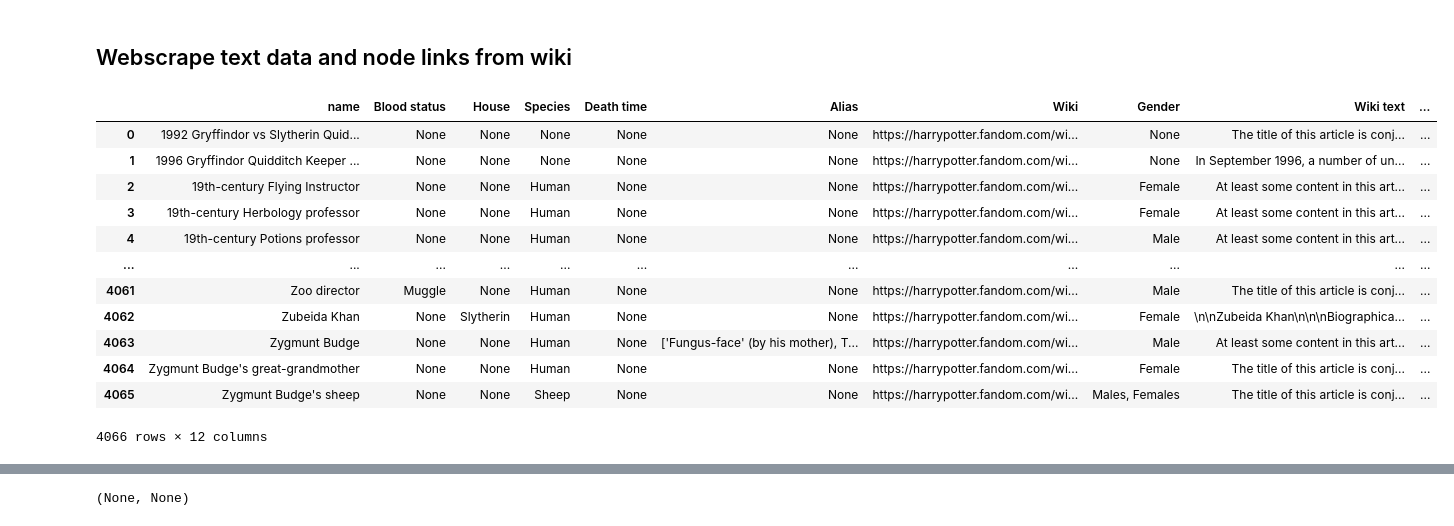
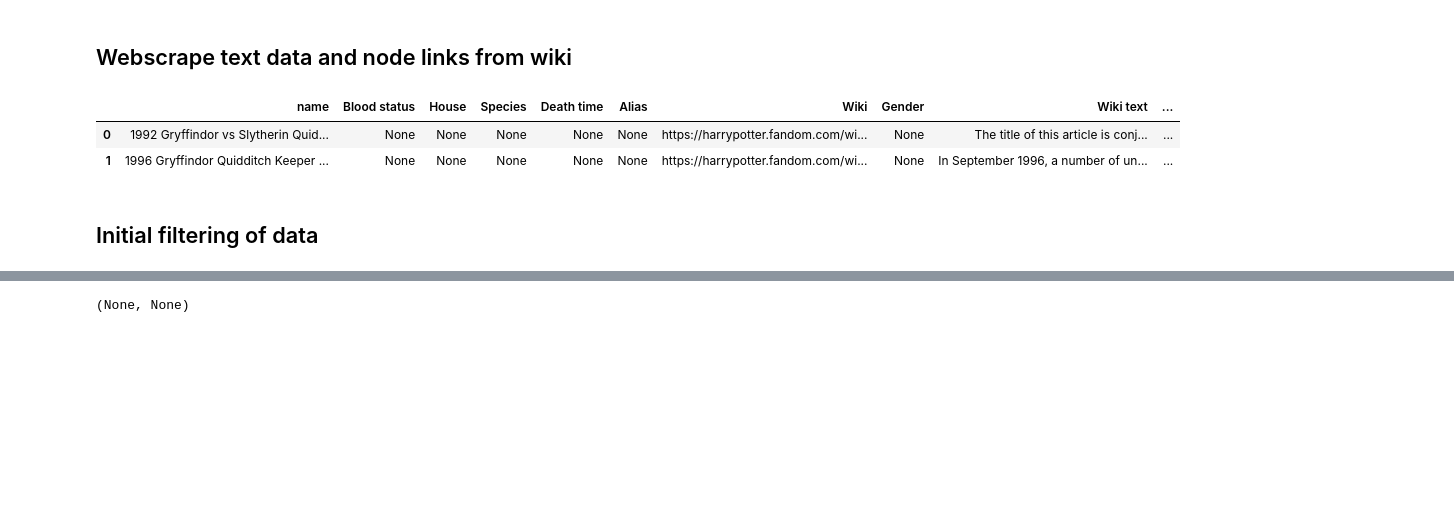
Before and after one commit to fridamariejoergensen/CSS_project, a Jupyter notebook: Explainer_Notebook.ipynb, the cells around one changed output, grey strips where cells are left out. Drawn from its saved outputs; the diff is of its cells as text; code cells hidden in the pictures; blank space fills up the shorter version.

```diff
--- a/Explainer_Notebook.ipynb
+++ b/Explainer_Notebook.ipynb
@@ -214,21 +187,11 @@ def webscrapeWiki(url):
 
 df_data["Wiki text"], df_data["Character links"] = zip(*df_data["Wiki"].apply(webscrapeWiki))
 # %%
-df_data
+df_data.head(2)
 # %% [output]
 |  | name | Blood status | House | Species | Death time | Alias | Wiki | Gender | Wiki text | ... |
 | 0 | 1992 Gryffindor vs Slytherin Quid... | None | None | None | None | None | https://harrypotter.fandom.com/wi... | None | The title of this article is conj... | ... |
 | 1 | 1996 Gryffindor Quidditch Keeper ... | None | None | None | None | None | https://harrypotter.fandom.com/wi... | None | In September 1996, a number of un... | ... |
-| 2 | 19th-century Flying Instructor | None | None | Human | None | None | https://harrypotter.fandom.com/wi... | Female | At least some content in this art... | ... |
-| 3 | 19th-century Herbology professor | None | None | Human | None | None | https://harrypotter.fandom.com/wi... | Female | At least some content in this art... | ... |
-| 4 | 19th-century Potions professor | None | None | Human | None | None | https://harrypotter.fandom.com/wi... | Male | At least some content in this art... | ... |
-| ... | ... | ... | ... | ... | ... | ... | ... | ... | ... | ... |
-| 4061 | Zoo director | Muggle | None | Human | None | None | https://harrypotter.fandom.com/wi... | Male | The title of this article is conj... | ... |
-| 4062 | Zubeida Khan | None | Slytherin | Human | None | None | https://harrypotter.fandom.com/wi... | Female | \n\nZubeida Khan\n\n\nBiographica... | ... |
-| 4063 | Zygmunt Budge | None | None | Human | None | ['Fungus-face' (by his mother), T... | https://harrypotter.fandom.com/wi... | Male | At least some content in this art... | ... |
-| 4064 | Zygmunt Budge's great-grandmother | None | None | Human | None | None | https://harrypotter.fandom.com/wi... | Female | The title of this article is conj... | ... |
-| 4065 | Zygmunt Budge's sheep | None | None | Sheep | None | None | https://harrypotter.fandom.com/wi... | Males, Females | The title of this article is conj... | ... |
-4066 rows × 12 columns
 # %%
 def wikiName(wikiURL):
     return wikiURL.split("/")[-1]
@@ -249,3 +212,5 @@ df_data.to_pickle("df_data")
+# %% [markdown]
+## Initial filtering of data
 # %%
 # Load dataframe:
 df_data_loaded = pd.read_pickle("df_data")
```
Also changed, not shown: parts of 14 cells of this notebook.
